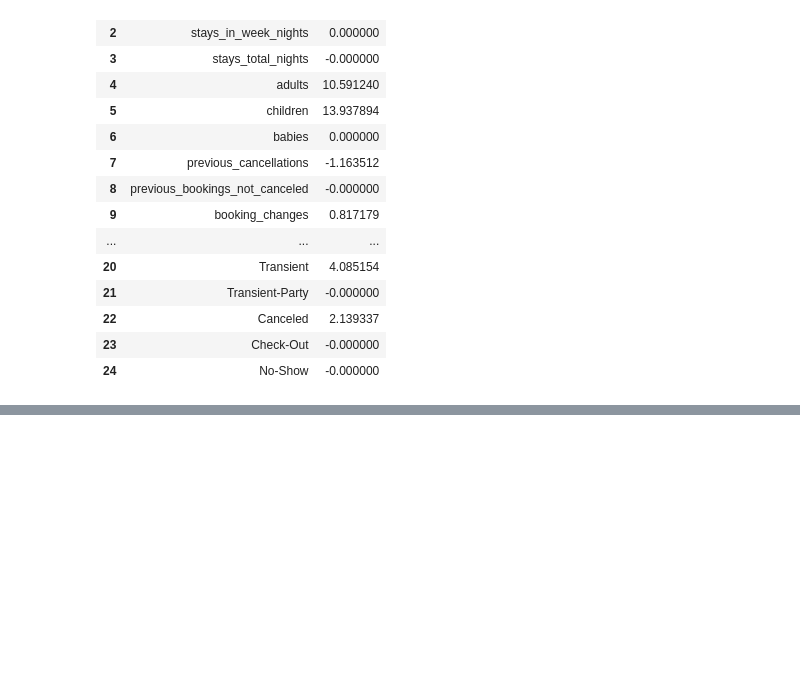
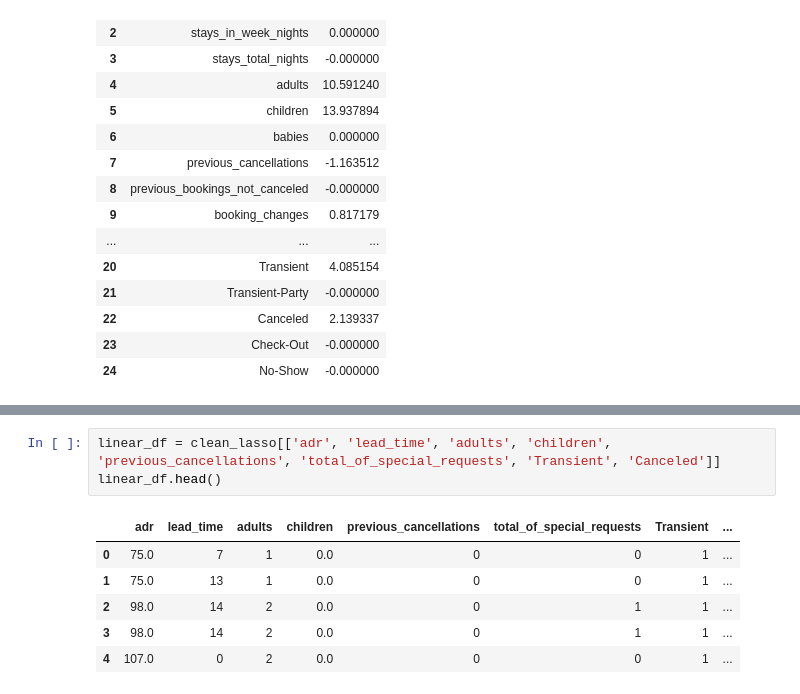
Before and after one commit to chaizhang/hotel_booking_cancellations, a Jupyter notebook: results/linear_regression.ipynb, the cells around one changed output, grey strips where cells are left out. Drawn from its saved outputs; the diff is of its cells as text; blank space fills up the shorter version.

```diff
--- a/results/linear_regression.ipynb
+++ b/results/linear_regression.ipynb
@@ -148,0 +154,10 @@ Variable Selection For Linear Regression Model:
+# %%
+linear_df = clean_lasso[['adr', 'lead_time', 'adults', 'children', 'previous_cancellations', 'total_of_special_requests', 'Transient', 'Canceled']]
+linear_df.head()
+# %% [output]
+|  | adr | lead_time | adults | children | previous_cancellations | total_of_special_requests | Transient | ... |
+| 0 | 75.0 | 7 | 1 | 0.0 | 0 | 0 | 1 | ... |
+| 1 | 75.0 | 13 | 1 | 0.0 | 0 | 0 | 1 | ... |
+| 2 | 98.0 | 14 | 2 | 0.0 | 0 | 1 | 1 | ... |
+| 3 | 98.0 | 14 | 2 | 0.0 | 0 | 1 | 1 | ... |
+| 4 | 107.0 | 0 | 2 | 0.0 | 0 | 0 | 1 | ... |
```
Also changed, not shown: parts of 15 cells of this notebook.
